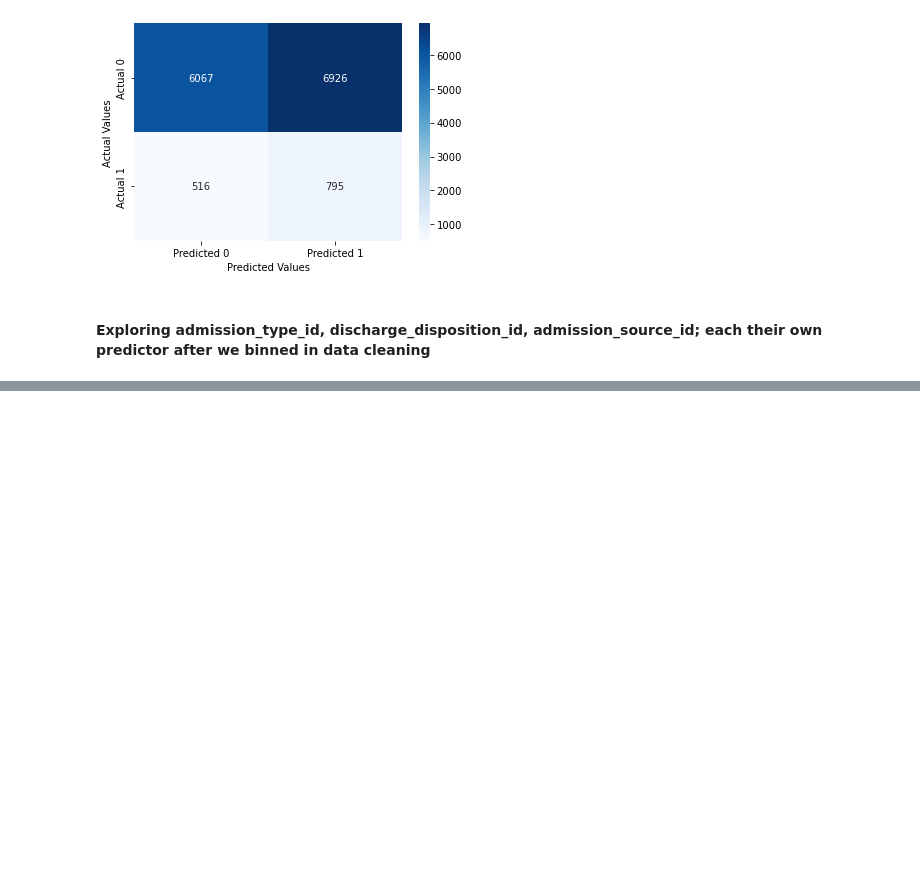
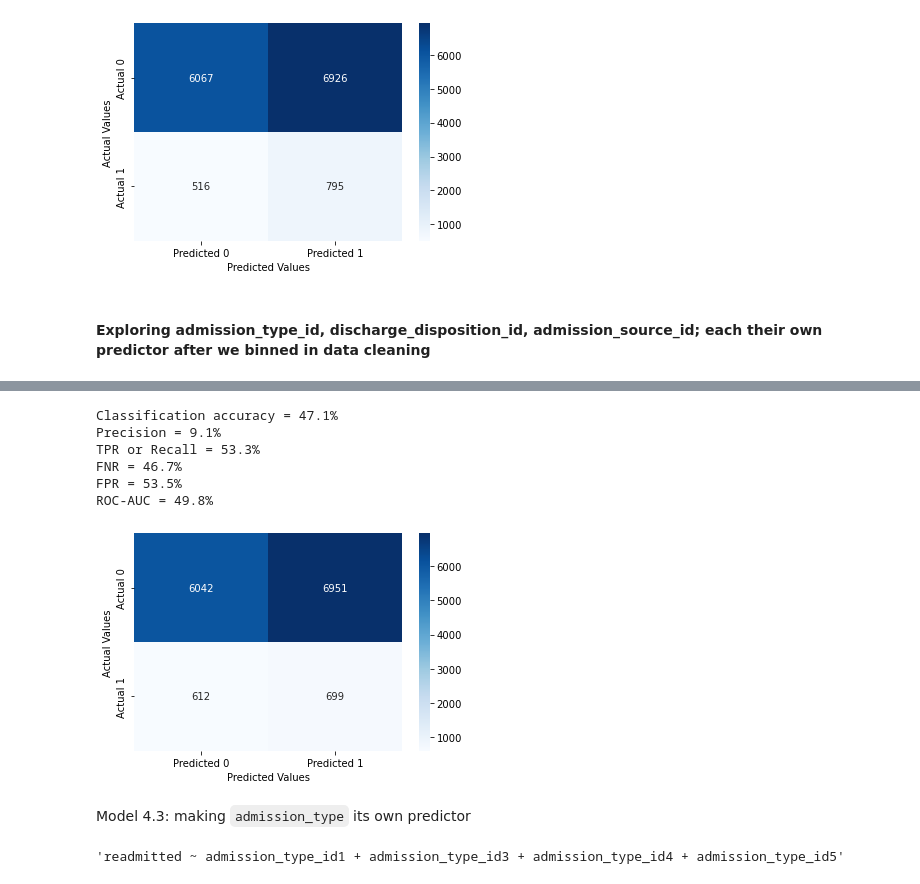
Before and after one commit to AnastasiaKWei/Saturn, a Jupyter notebook: Amy.ipynb, the cells around one changed output, grey strips where cells are left out. Drawn from its saved outputs; the diff is of its cells as text; code cells hidden in the pictures; blank space fills up the shorter version.

```diff
--- a/Amy.ipynb
+++ b/Amy.ipynb
@@ -840,0 +929,17 @@ ROC-AUC = 54.5%
+# %%
+confusion_matrix_data(test_dummy, test_dummy.readmitted, admission_model, cutoff=0.5)
+# %% [output]
+Classification accuracy = 47.1%
+Precision = 9.1%
+TPR or Recall = 53.3%
+FNR = 46.7%
+FPR = 53.5%
+ROC-AUC = 49.8%
+[figure, added]
+# %% [markdown]
+Model 4.3: making `admission_type` its own predictor
+# %%
+form = 'readmitted ~ ' + ' + '.join(vars[2])
+form
+# %% [output]
+'readmitted ~ admission_type_id1 + admission_type_id3 + admission_type_id4 + admission_type_id5'
```
Also changed, not shown: parts of 13 cells of this notebook.
